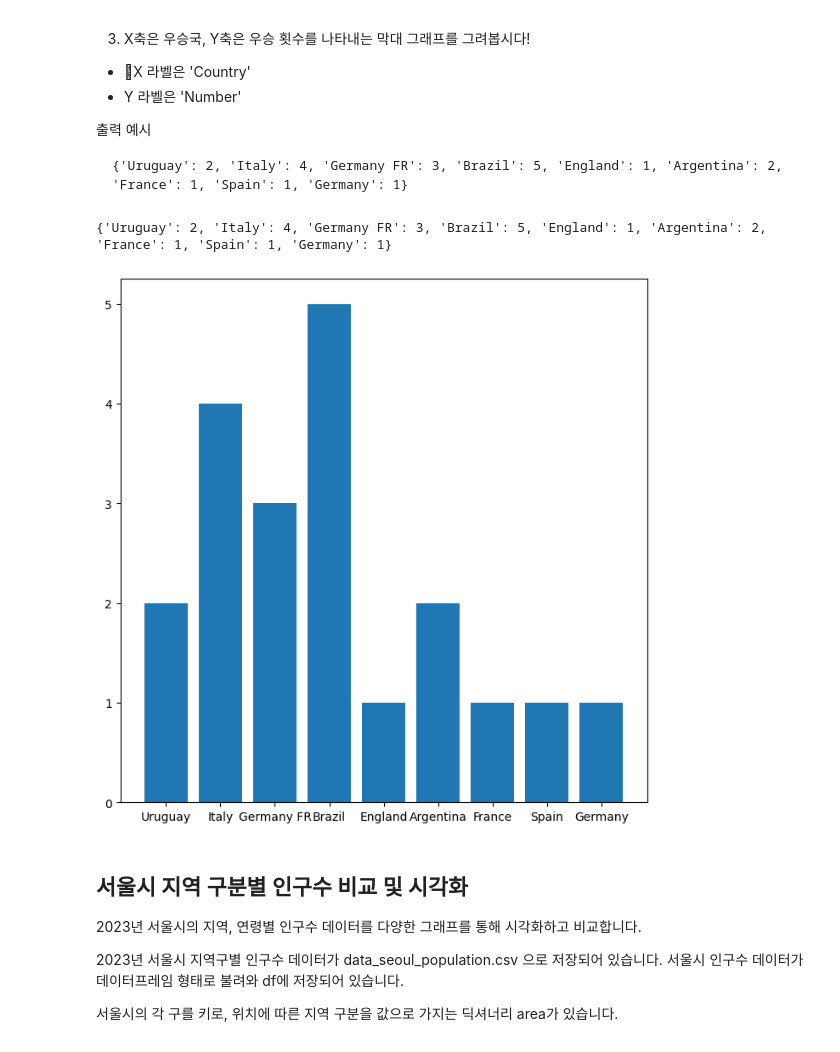
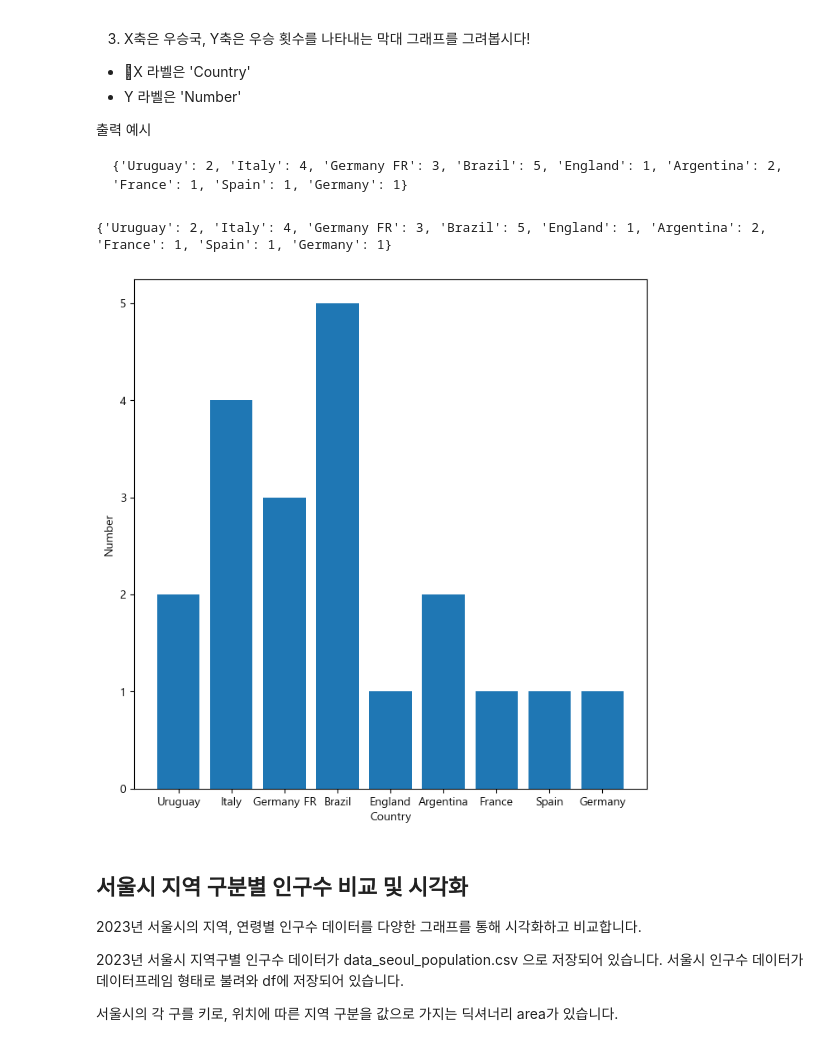
Before and after one commit to sano820/SSESAC_DE, a Jupyter notebook: 1119/[새싹][데이터분석] 데이터시각화실습.ipynb, the cells around one changed output. Drawn from its saved outputs; the diff is of its cells as text; code cells hidden in the pictures.

```diff
--- a/1119/[새싹][데이터분석] 데이터시각화실습.ipynb
+++ b/1119/[새싹][데이터분석] 데이터시각화실습.ipynb
@@ -198,27 +198,29 @@ winners = df['Winner'] # 읽어온 데이터 프레임 중 "우승국"을 의미
 
 winner_dict = {}  # 국가 별 우승 횟수를 나타내는 딕셔너리 입니다.
 
 for i in winners:  # 우승국을 반복문으로 읽으며, 해당 국가의 우승 횟수를 1씩 증가시킵니다.
     if i in winner_dict:
         winner_dict[i] += 1
         # i(우승국)가 이미 winner_dict에 있다면, value를 1 증가시킵니다.
     else:
         winner_dict[i] = 1
         # i(우승국)가 winner_dict에 최초로 등장한다면, value를 1로 설정합니다.
 
 # 결과 딕셔너리를 출력합니다.
 print(winner_dict)
 
 X = list(winner_dict.keys())  # X축 변수, 즉 우승국을 나타냅니다.
 Y = list(winner_dict.values())  # Y축 변수, 즉 우승 횟수를 나타냅니다.
 
 # 막대 그래프를 그려봅시다
 fig, ax = plt.subplots(figsize=(8, 8))
 ax.bar(X, Y)
+ax.set_xlabel('Country')
+ax.set_ylabel('Number')
 plt.show()
 # %% [output]
 {'Uruguay': 2, 'Italy': 4, 'Germany FR': 3, 'Brazil': 5, 'England': 1, 'Argentina': 2, 'France': 1, 'Spain': 1, 'Germany': 1}
-[figure, old version]
+[figure, new version]
 # %% [markdown]
 ## 서울시 지역 구분별 인구수 비교 및 시각화
 
```
Also changed, not shown: parts of 1 cell of this notebook.
